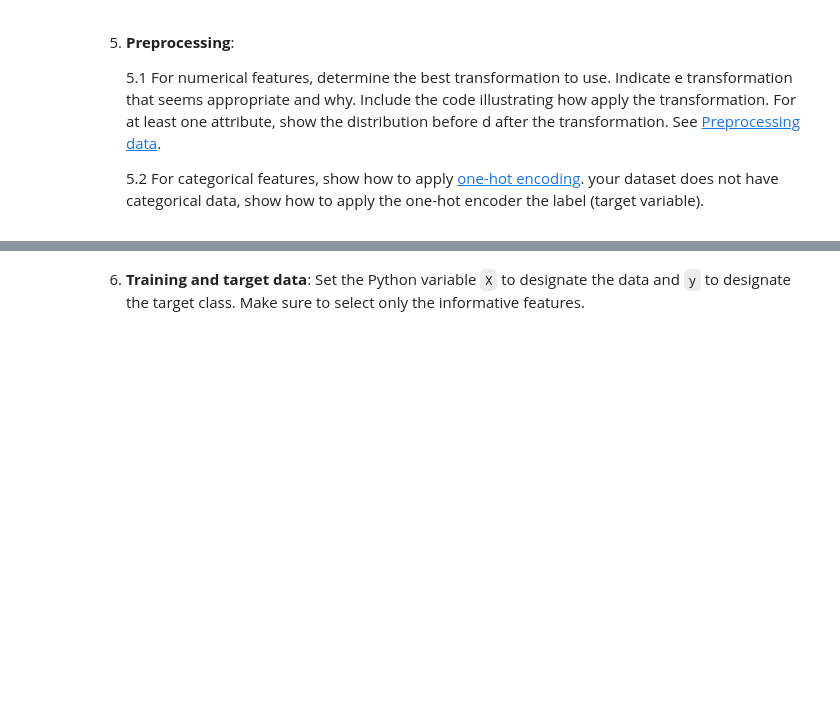
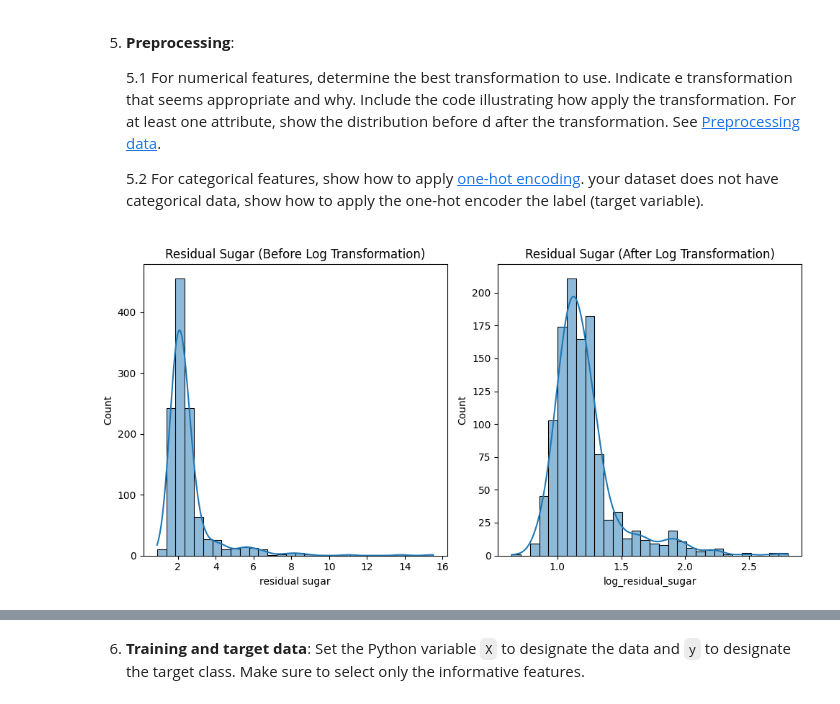
Before and after one commit to TonyWaffo/csi4106-fall2024, a Jupyter notebook: CSI4106_A1_Template.ipynb, the cells around one changed output, grey strips where cells are left out. Cells and saved outputs as stored; diff of their text form; code cells hidden in the pictures; blank space fills up the shorter version.

```diff
--- a/CSI4106_A1_Template.ipynb
+++ b/CSI4106_A1_Template.ipynb
@@ -229,0 +228,20 @@ If some bars are much taller than others, the dataset is imbalanced. For example
+# %%
+
+# Plot the distribution of the 'residual sugar' attribute before transformation
+plt.figure(figsize=(10, 5))
+plt.subplot(1, 2, 1)
+sns.histplot(data['residual sugar'], bins=30, kde=True)
+plt.title('Residual Sugar (Before Log Transformation)')
+
+# Apply the log transformation to 'residual sugar' (adding 1 to avoid log(0))
+data['log_residual_sugar'] = np.log1p(data['residual sugar'])
+
+# Plot the distribution of the 'log_residual_sugar' attribute after transformation
+plt.subplot(1, 2, 2)
+sns.histplot(data['log_residual_sugar'], bins=30, kde=True)
+plt.title('Residual Sugar (After Log Transformation)')
+
+plt.tight_layout()
+plt.show()
+# %% [output]
+[figure, added]
```
Also changed, not shown: parts of 3 cells of this notebook.
